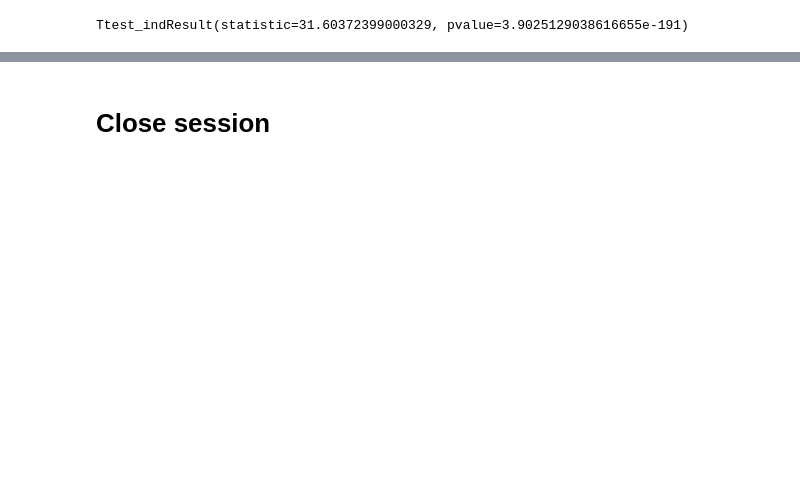
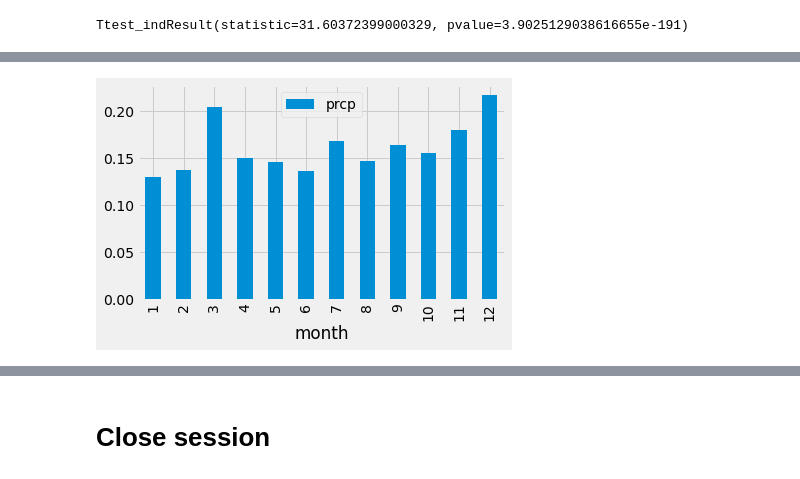
Before and after one commit to KStrange89/Trip-Planning, a Jupyter notebook: climate.ipynb, the cells around one changed output, grey strips where cells are left out. Saved outputs shown, nothing was run; the diff lists cells and outputs as text; code cells hidden in the pictures; blank space fills up the shorter version.

```diff
--- a/climate.ipynb
+++ b/climate.ipynb
@@ -283,0 +405,3 @@ Because the p-value is so high, we fail to reject the null hypothesis. The diffe
+# %%
+rain_df = measurement_df
+rain_df
@@ -283,0 +423,3 @@ Because the p-value is so high, we fail to reject the null hypothesis. The diffe
+# %%
+rain_df['month'] = month_list
+rain_df
@@ -283,0 +441,3 @@ Because the p-value is so high, we fail to reject the null hypothesis. The diffe
+# %%
+rain_month_df = rain_df[['month', 'prcp']].copy()
+rain_month_df
@@ -283,0 +459,3 @@ Because the p-value is so high, we fail to reject the null hypothesis. The diffe
+# %%
+for_plot = rain_month_df.groupby(by = ['month']).mean()
+for_plot
@@ -283,0 +477,7 @@ Because the p-value is so high, we fail to reject the null hypothesis. The diffe
+# %%
+for_plot.plot.bar(y='prcp')
+plt.tight_layout()
+plt.savefig('Images/month_prcp.png')
+plt.show()
+# %% [output]
+[figure, added]
```
Also changed, not shown: parts of 25 cells of this notebook, 3 other files.
